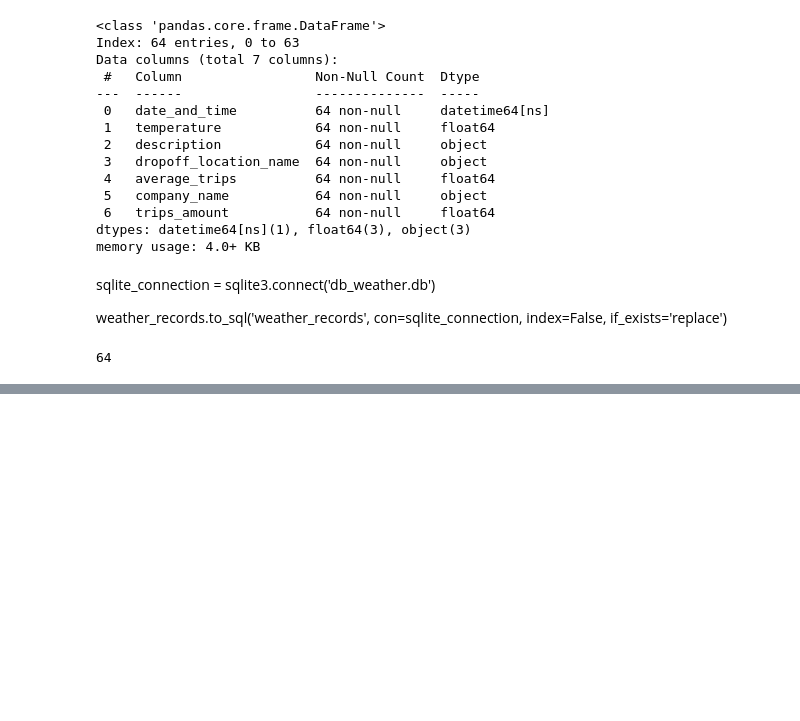
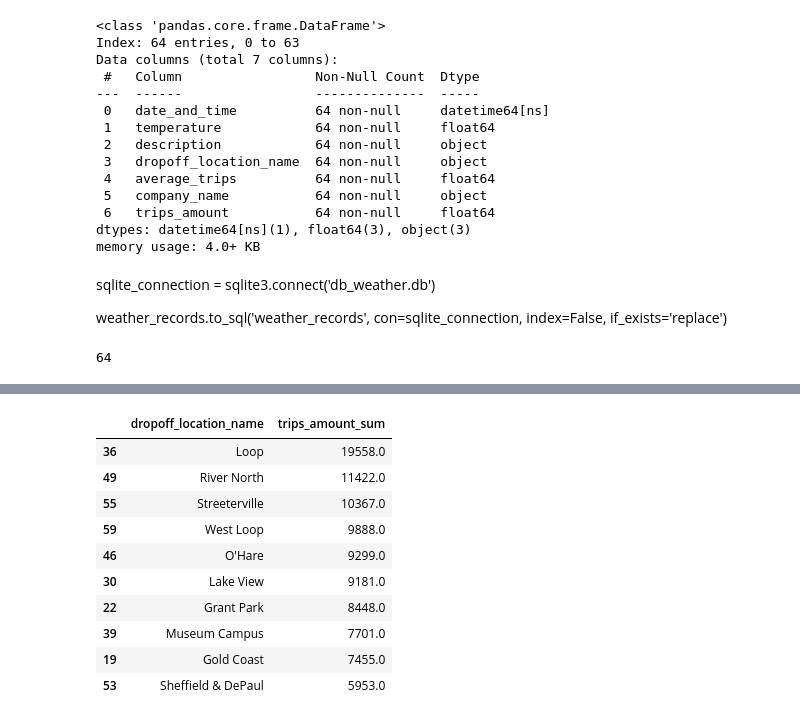
Before and after one commit to BLacuesta3/Sprint-6-Project, a Jupyter notebook: Sprint 6 Project.ipynb, the cells around one changed output, grey strips where cells are left out. Drawn from its saved outputs; the diff is of its cells as text; code cells hidden in the pictures; blank space fills up the shorter version.

```diff
--- a/Sprint 6 Project.ipynb
+++ b/Sprint 6 Project.ipynb
@@ -385,0 +439,17 @@ merged_df.to_sql('merged', con=sqlite_connection, index=False, if_exists='replac
+# %%
+top_n_sum = merged_df.groupby('dropoff_location_name')['trips_amount'].sum()
+top_n_sum = top_n_sum.reset_index().rename(columns={'trips_amount': 'trips_amount_sum'})
+top_n_sum = top_n_sum.sort_values(by='trips_amount_sum', ascending=False)
+top_n_sum.head(10)
+# %% [output]
+|  | dropoff_location_name | trips_amount_sum |
+| 36 | Loop | 19558.0 |
+| 49 | River North | 11422.0 |
+| 55 | Streeterville | 10367.0 |
+| 59 | West Loop | 9888.0 |
+| 46 | O'Hare | 9299.0 |
+| 30 | Lake View | 9181.0 |
+| 22 | Grant Park | 8448.0 |
+| 39 | Museum Campus | 7701.0 |
+| 19 | Gold Coast | 7455.0 |
+| 53 | Sheffield & DePaul | 5953.0 |
```
Also changed, not shown: parts of 12 cells of this notebook, 1 other file.
